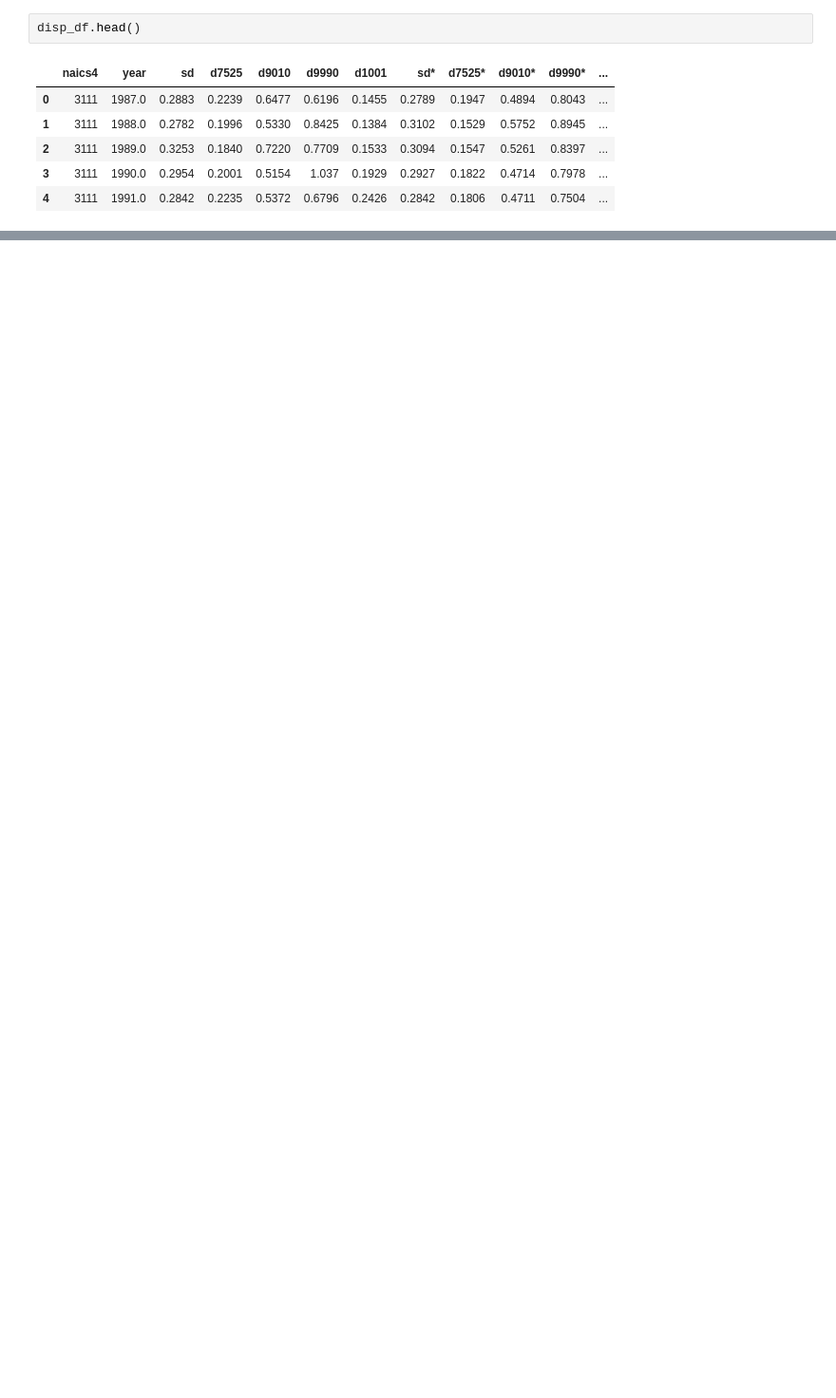
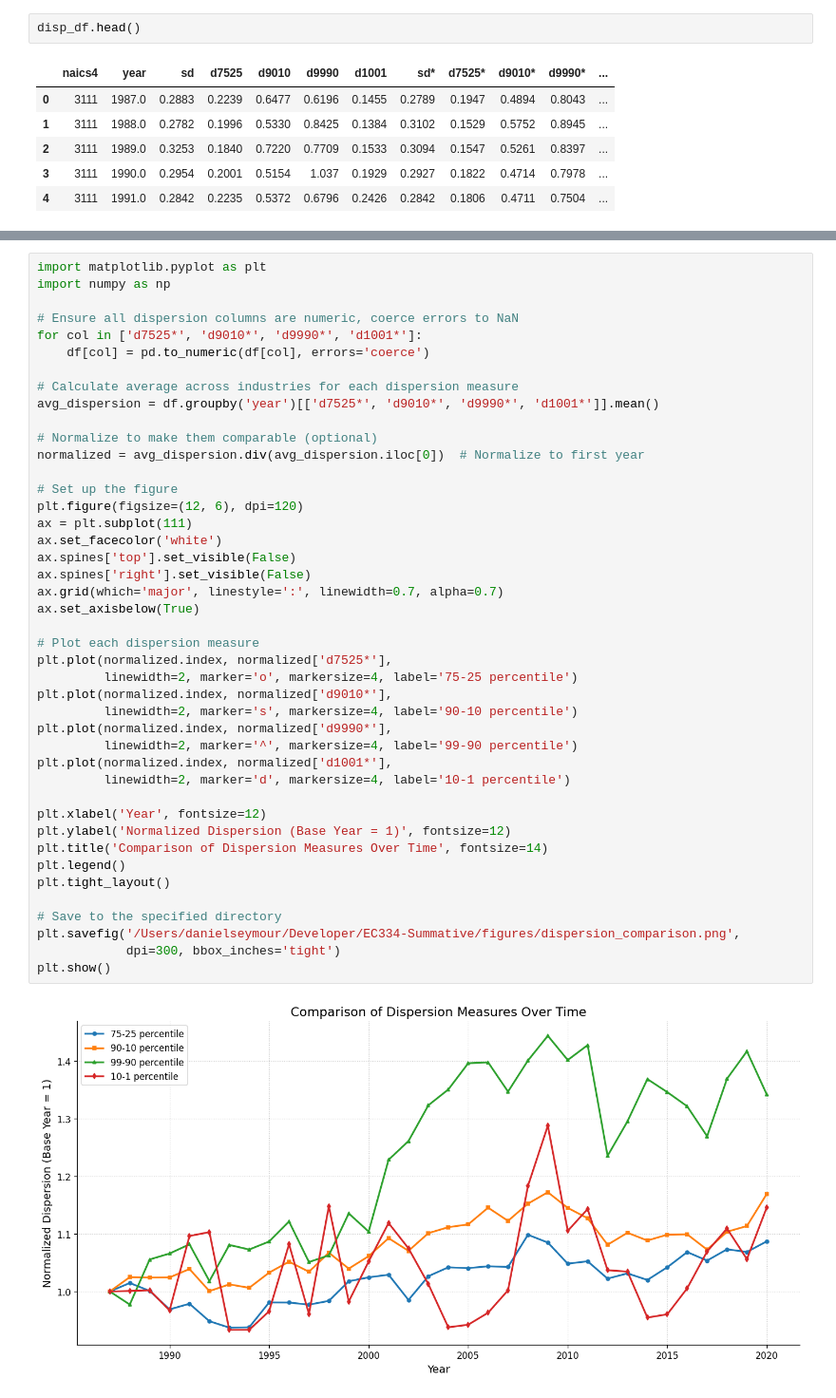
Before and after one commit to daniel-seymour/EC334-Summative, a Jupyter notebook: data-viz/prod_disp_trends.ipynb, the cells around one changed output, grey strips where cells are left out. Shown: that part at 95% size. Saved outputs shown, nothing was run; the diff lists cells and outputs as text; blank space fills up the shorter version.

```diff
--- a/data-viz/prod_disp_trends.ipynb
+++ b/data-viz/prod_disp_trends.ipynb
@@ -19,0 +91,45 @@ disp_df.head()
+# %%
+import matplotlib.pyplot as plt
+import numpy as np
+
+# Ensure all dispersion columns are numeric, coerce errors to NaN
+for col in ['d7525*', 'd9010*', 'd9990*', 'd1001*']:
+    df[col] = pd.to_numeric(df[col], errors='coerce')
+
+# Calculate average across industries for each dispersion measure
+avg_dispersion = df.groupby('year')[['d7525*', 'd9010*', 'd9990*', 'd1001*']].mean()
+
+# Normalize to make them comparable (optional)
+normalized = avg_dispersion.div(avg_dispersion.iloc[0])  # Normalize to first year
+
+# Set up the figure
+plt.figure(figsize=(12, 6), dpi=120)
+ax = plt.subplot(111)
+ax.set_facecolor('white')
+ax.spines['top'].set_visible(False)
+ax.spines['right'].set_visible(False)
+ax.grid(which='major', linestyle=':', linewidth=0.7, alpha=0.7)
+ax.set_axisbelow(True)
+
+# Plot each dispersion measure
+plt.plot(normalized.index, normalized['d7525*'],
+         linewidth=2, marker='o', markersize=4, label='75-25 percentile')
+plt.plot(normalized.index, normalized['d9010*'],
+         linewidth=2, marker='s', markersize=4, label='90-10 percentile')
+plt.plot(normalized.index, normalized['d9990*'],
+         linewidth=2, marker='^', markersize=4, label='99-90 percentile')
+plt.plot(normalized.index, normalized['d1001*'],
+         linewidth=2, marker='d', markersize=4, label='10-1 percentile')
+
+plt.xlabel('Year', fontsize=12)
+plt.ylabel('Normalized Dispersion (Base Year = 1)', fontsize=12)
+plt.title('Comparison of Dispersion Measures Over Time', fontsize=14)
+plt.legend()
+plt.tight_layout()
+
+# Save to the specified directory
+plt.savefig('/Users/danielseymour/Developer/EC334-Summative/figures/dispersion_comparison.png',
+            dpi=300, bbox_inches='tight')
+plt.show()
+# %% [output]
+[figure, added]
```
Also changed, not shown: parts of 8 cells of this notebook, 30 other files.
